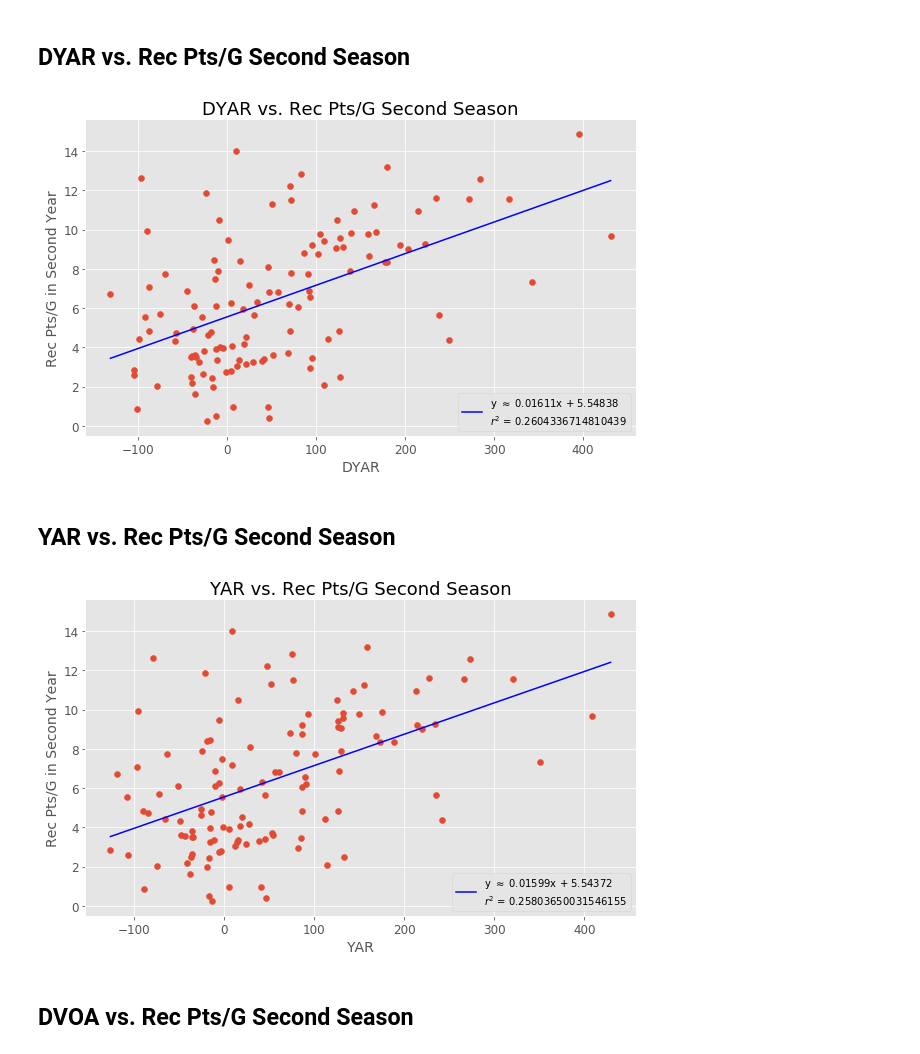
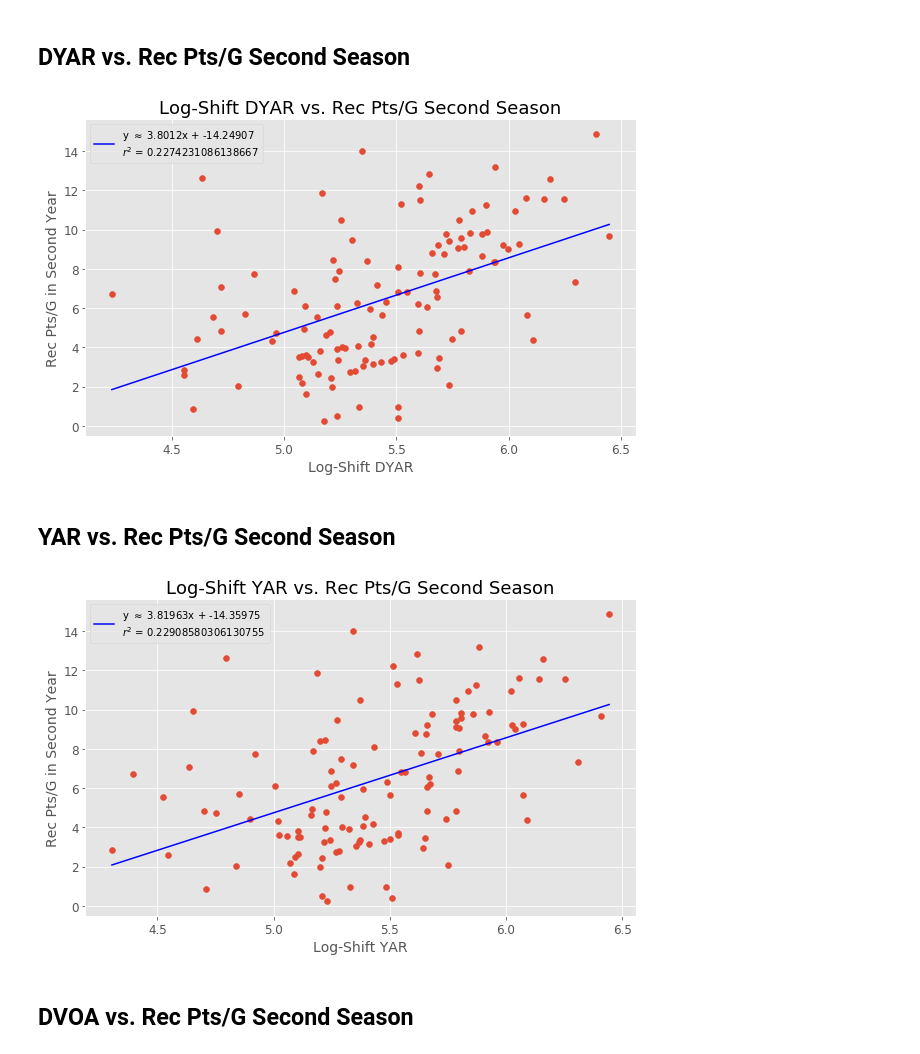
Before and after one commit to tevans-barton/WRSecondYearJumps, a Jupyter notebook: notebooks/4.02 EDA (Bivariate) Post-Cleaning Notebook.ipynb, the cells around one changed output. Saved outputs shown, nothing was run; the diff lists cells and outputs as text; code cells hidden in the pictures.

```diff
--- a/notebooks/4.02 EDA (Bivariate) Post-Cleaning Notebook.ipynb
+++ b/notebooks/4.02 EDA (Bivariate) Post-Cleaning Notebook.ipynb
@@ -166,15 +166,15 @@ eda_viz_post_bivariate.ypg_vs_target(savefig = True)
 # %% [markdown]
 ## DYAR vs. Rec Pts/G Second Season
 # %%
-eda_viz_post_bivariate.dyar_vs_target()
+eda_viz_post_bivariate.logshift_dyar_vs_target()
 # %% [output]
-[figure, old version]
+[figure, new version]
 # %% [markdown]
 ## YAR vs. Rec Pts/G Second Season
 # %%
-eda_viz_post_bivariate.yar_vs_target(savefig = True)
+eda_viz_post_bivariate.logshift_yar_vs_target(savefig = True)
 # %% [output]
-[figure, old version]
+[figure, new version]
 # %% [markdown]
 ## DVOA vs. Rec Pts/G Second Season
 # %%
```
Also changed, not shown: parts of 3 cells of this notebook, 4 other files.
